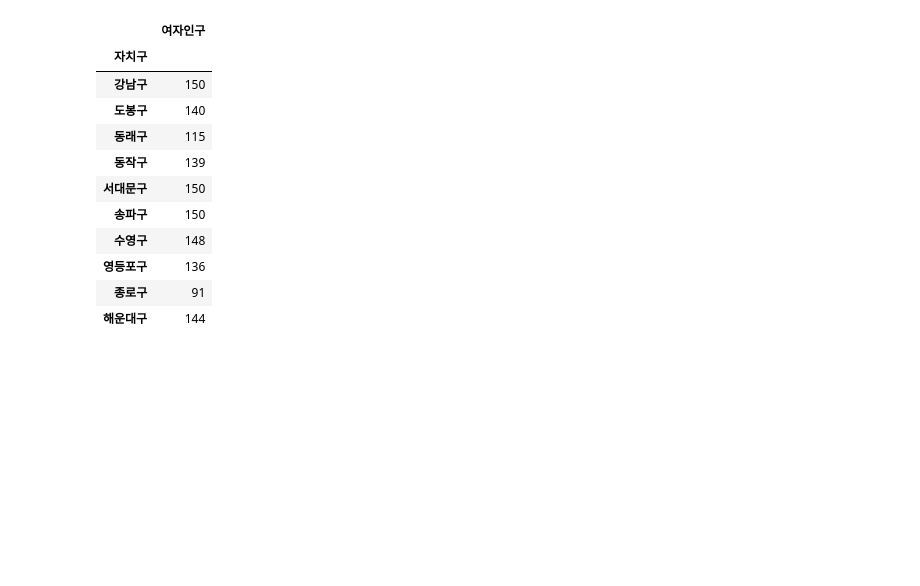
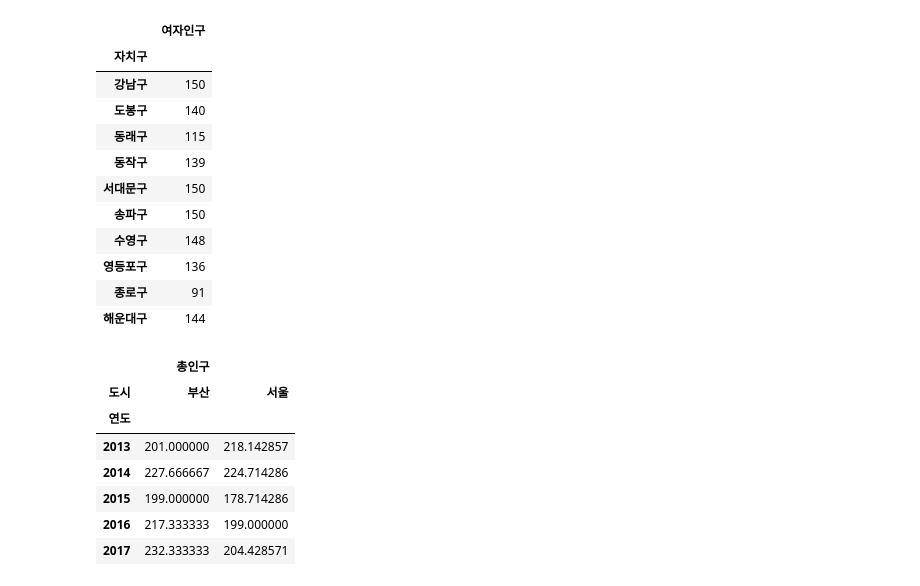
Before and after one commit to iwalkbyfaith/python_basic, a Jupyter notebook: 팬더스/2022.06.14 팬더스4 - 데이터 전처리 data wrangling.ipynb, the cells around one changed output. Saved outputs shown, nothing was run; the diff lists cells and outputs as text; code cells hidden in the pictures; blank space fills up the shorter version.

```diff
--- a/팬더스/2022.06.14 팬더스4 - 데이터 전처리 data wrangling.ipynb
+++ b/팬더스/2022.06.14 팬더스4 - 데이터 전처리 data wrangling.ipynb
@@ -1622,3 +1624,19 @@ data.groupby(['자치구'])[['여자인구']].max()
 | 영등포구 | 136 |
 | 종로구 | 91 |
 | 해운대구 | 144 |
+# %%
+# 🔴 위의 가독성 높이기에서 좀 더 가독성을 높인 구조
+
+## unstack()은 하위 멀티 인덱스를 컬럼으로 올리는 역할을 기본적으로 수행합니다.
+## 하지만 unstack(0)과 같이 인덱스 번호를 넣어주면 상위 인덱스를 컬럼으로 보낼수도 있습니다.
+
+data.groupby(['도시', '연도'])[['총인구']].mean().unstack(0)
+# %% [output]
+|  | 총인구 |  |
+| 도시 | 부산 | 서울 |
+| 연도 |  |  |
+| 2013 | 201.000000 | 218.142857 |
+| 2014 | 227.666667 | 224.714286 |
+| 2015 | 199.000000 | 178.714286 |
+| 2016 | 217.333333 | 199.000000 |
+| 2017 | 232.333333 | 204.428571 |
```
Also changed, not shown: parts of 24 cells of this notebook, 1 other file.
